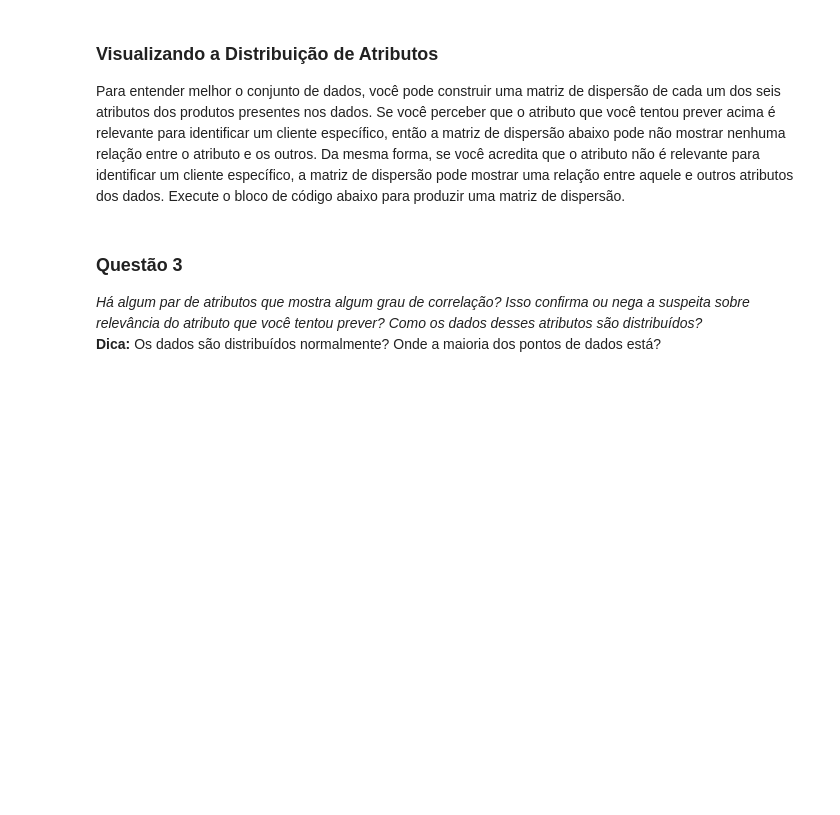
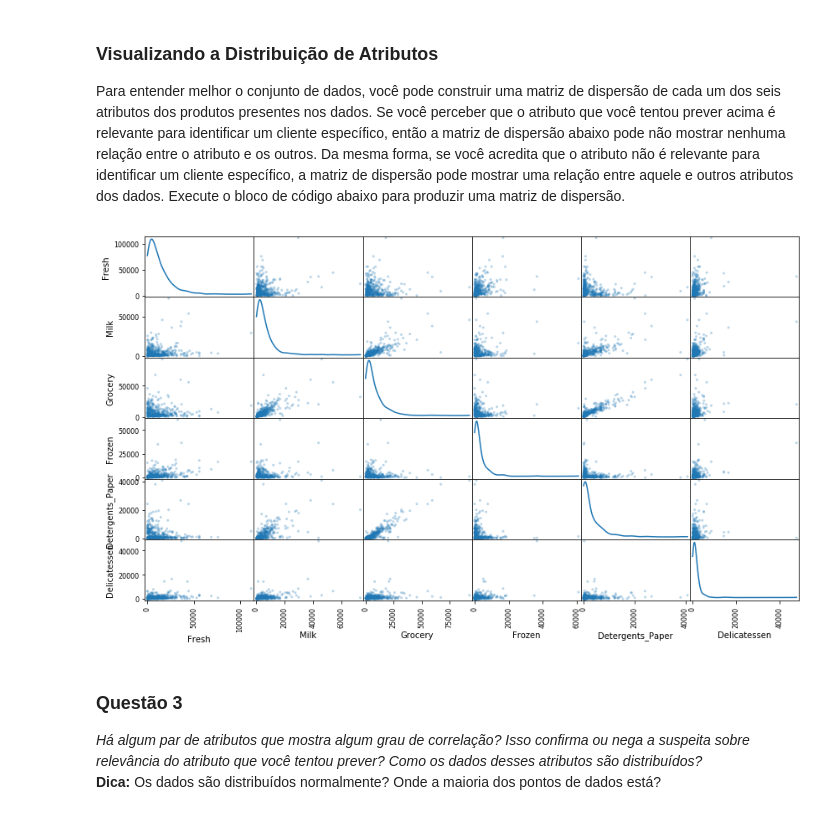
Before and after one commit to kevinszczpanski/Machine-Learning-NanoDegree, a Jupyter notebook: customer_segments/customer_segments_PT.ipynb, the cells around one changed output. Cells and saved outputs as stored; diff of their text form; code cells hidden in the pictures; blank space fills up the shorter version.

```diff
--- a/customer_segments/customer_segments_PT.ipynb
+++ b/customer_segments/customer_segments_PT.ipynb
@@ -120,7 +143,9 @@ score = None
 Para entender melhor o conjunto de dados, você pode construir uma matriz de dispersão de cada um dos seis atributos dos produtos presentes nos dados. Se você perceber que o atributo que você tentou prever acima é relevante para identificar um cliente específico, então a matriz de dispersão abaixo pode não mostrar nenhuma relação entre o atributo e os outros. Da mesma forma, se você acredita que o atributo não é relevante para identificar um cliente específico, a matriz de dispersão pode mostrar uma relação entre aquele e outros atributos dos dados. Execute o bloco de código abaixo para produzir uma matriz de dispersão.
 # %%
 # Produza uma matriz de dispersão para cada um dos pares de atributos dos dados
-pd.scatter_matrix(data, alpha = 0.3, figsize = (14,8), diagonal = 'kde');
+pd.plotting.data.scatter_matrix(data, alpha = 0.3, figsize = (14,8), diagonal = 'kde');
+# %% [output]
+[figure, added]
 # %% [markdown]
 ### Questão 3
 *Há algum par de atributos que mostra algum grau de correlação? Isso confirma ou nega a suspeita sobre relevância do atributo que você tentou prever? Como os dados desses atributos são distribuídos?*
```
Also changed, not shown: parts of 4 cells of this notebook.
